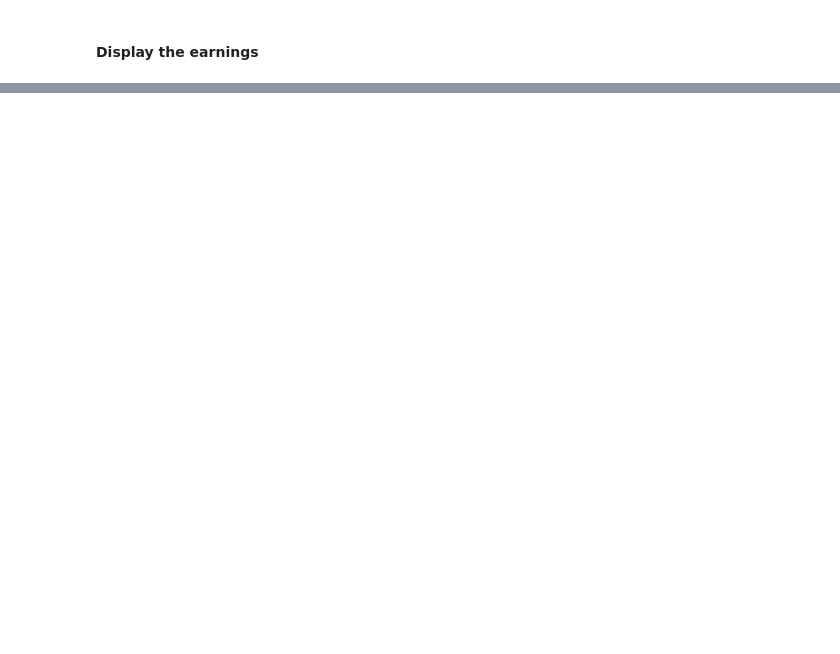
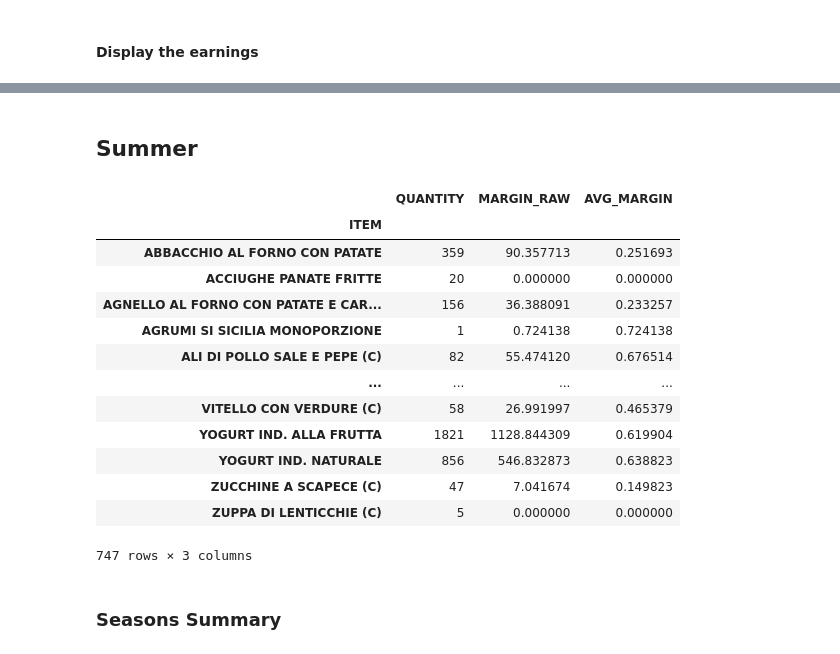
Before and after one commit to IgalKF/Academy.DataScience.MenuOptimization, a Jupyter notebook: ItalyMenu.ipynb, the cells around one changed output, grey strips where cells are left out. Saved outputs shown, nothing was run; the diff lists cells and outputs as text; code cells hidden in the pictures; blank space fills up the shorter version.

```diff
--- a/ItalyMenu.ipynb
+++ b/ItalyMenu.ipynb
@@ -411,0 +526,23 @@ seasonal_df.groupby(['SALES_TIER_SEASON','WEEKEND_SALE']).agg({'EARNINGS':'sum'}
+# %% [markdown]
+## Summer
+# %%
+summer_avg_items_df = food_df[food_df['Seasons'] == 'Summer'].groupby(['ITEM']).agg({'QUANTITY':sum, 'MARGIN_RAW':sum})
+summer_avg_items_df['AVG_MARGIN'] = summer_avg_items_df['MARGIN_RAW'] / summer_avg_items_df['QUANTITY']
+summer_avg_items_df
+# %% [output]
+|  | QUANTITY | MARGIN_RAW | AVG_MARGIN |
+| ITEM |  |  |  |
+| ABBACCHIO AL FORNO CON PATATE | 359 | 90.357713 | 0.251693 |
+| ACCIUGHE PANATE FRITTE | 20 | 0.000000 | 0.000000 |
+| AGNELLO AL FORNO CON PATATE E CAR... | 156 | 36.388091 | 0.233257 |
+| AGRUMI SI SICILIA MONOPORZIONE | 1 | 0.724138 | 0.724138 |
+| ALI DI POLLO SALE E PEPE (C) | 82 | 55.474120 | 0.676514 |
+| ... | ... | ... | ... |
+| VITELLO CON VERDURE (C) | 58 | 26.991997 | 0.465379 |
+| YOGURT IND. ALLA FRUTTA | 1821 | 1128.844309 | 0.619904 |
+| YOGURT IND. NATURALE | 856 | 546.832873 | 0.638823 |
+| ZUCCHINE A SCAPECE (C) | 47 | 7.041674 | 0.149823 |
+| ZUPPA DI LENTICCHIE (C) | 5 | 0.000000 | 0.000000 |
+747 rows × 3 columns
+# %% [markdown]
+### Seasons Summary
```
Also changed, not shown: parts of 26 cells of this notebook.
